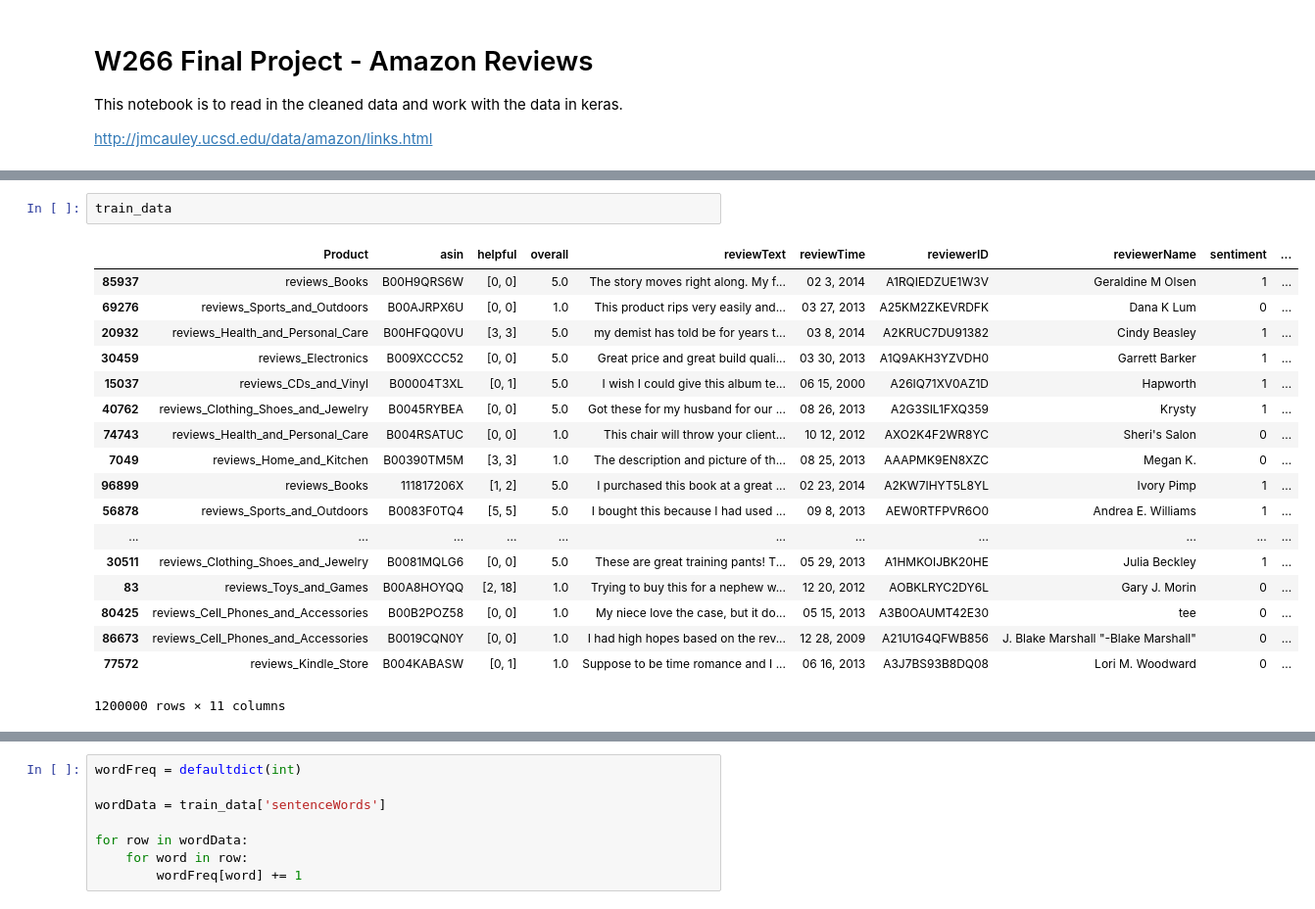
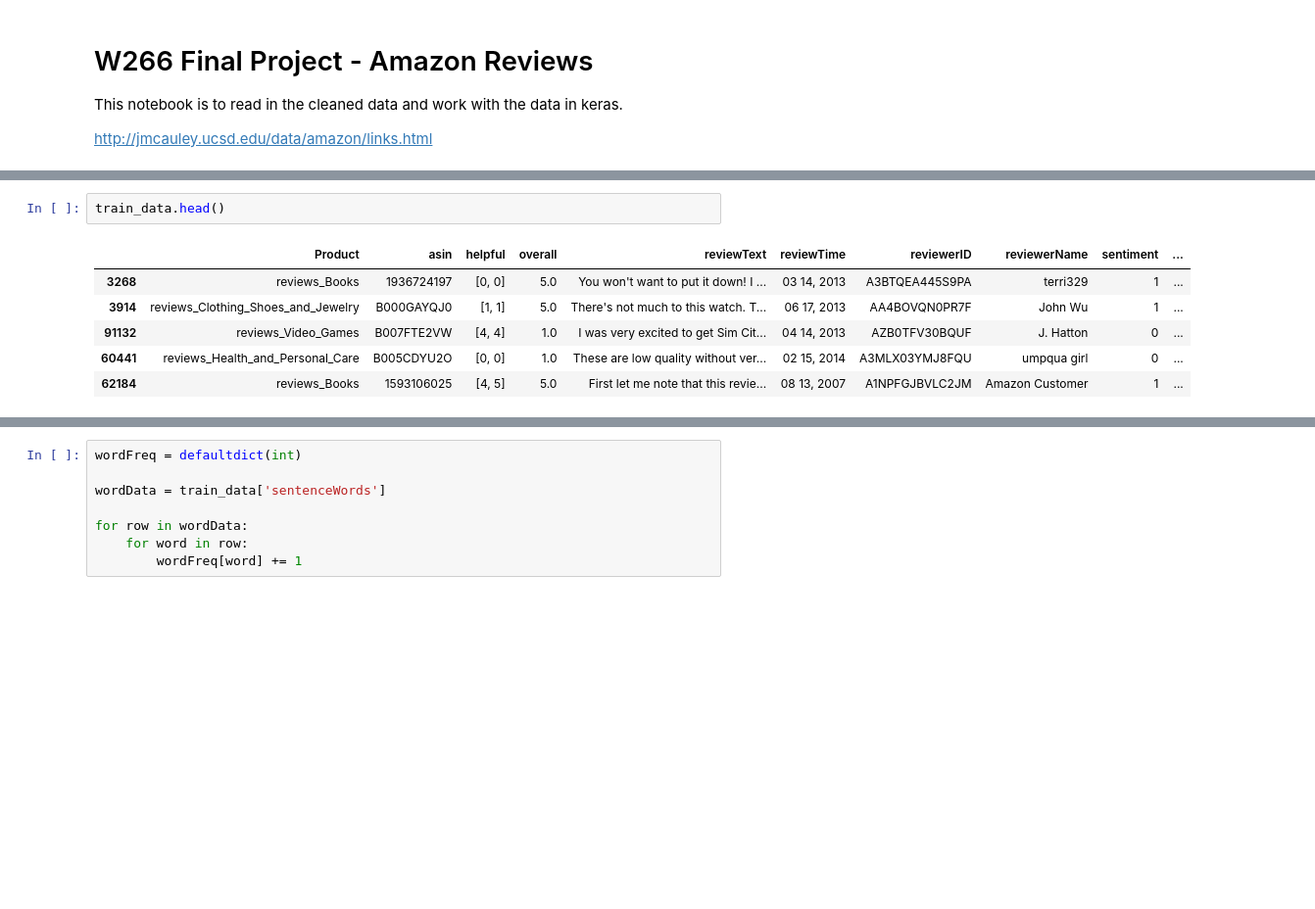
Before and after one commit to lance-miles/w266FinalProject-Amazon, a Jupyter notebook: Notebook/Amazon Reviews - Final Project Notebook.ipynb, the cells around one changed output, grey strips where cells are left out. Shown at 98% size. Saved outputs shown, nothing was run; the diff lists cells and outputs as text; blank space fills up the shorter version.

```diff
--- a/Notebook/Amazon Reviews - Final Project Notebook.ipynb
+++ b/Notebook/Amazon Reviews - Final Project Notebook.ipynb
@@ -64,22 +65,10 @@ To retain the current behavior and silence the warning, pass 'sort=True'.
 # %%
-train_data
+train_data.head()
 # %% [output]
 |  | Product | asin | helpful | overall | reviewText | reviewTime | reviewerID | reviewerName | sentiment | ... |
-| 85937 | reviews_Books | B00H9QRS6W | [0, 0] | 5.0 | The story moves right along. My f... | 02 3, 2014 | A1RQIEDZUE1W3V | Geraldine M Olsen | 1 | ... |
-| 69276 | reviews_Sports_and_Outdoors | B00AJRPX6U | [0, 0] | 1.0 | This product rips very easily and... | 03 27, 2013 | A25KM2ZKEVRDFK | Dana K Lum | 0 | ... |
-| 20932 | reviews_Health_and_Personal_Care | B00HFQQ0VU | [3, 3] | 5.0 | my demist has told be for years t... | 03 8, 2014 | A2KRUC7DU91382 | Cindy Beasley | 1 | ... |
-| 30459 | reviews_Electronics | B009XCCC52 | [0, 0] | 5.0 | Great price and great build quali... | 03 30, 2013 | A1Q9AKH3YZVDH0 | Garrett Barker | 1 | ... |
-| 15037 | reviews_CDs_and_Vinyl | B00004T3XL | [0, 1] | 5.0 | I wish I could give this album te... | 06 15, 2000 | A26IQ71XV0AZ1D | Hapworth | 1 | ... |
-| 40762 | reviews_Clothing_Shoes_and_Jewelry | B0045RYBEA | [0, 0] | 5.0 | Got these for my husband for our ... | 08 26, 2013 | A2G3SIL1FXQ359 | Krysty | 1 | ... |
-| 74743 | reviews_Health_and_Personal_Care | B004RSATUC | [0, 0] | 1.0 | This chair will throw your client... | 10 12, 2012 | AXO2K4F2WR8YC | Sheri's Salon | 0 | ... |
-| 7049 | reviews_Home_and_Kitchen | B00390TM5M | [3, 3] | 1.0 | The description and picture of th... | 08 25, 2013 | AAAPMK9EN8XZC | Megan K. | 0 | ... |
-| 96899 | reviews_Books | 111817206X | [1, 2] | 5.0 | I purchased this book at a great ... | 02 23, 2014 | A2KW7IHYT5L8YL | Ivory Pimp | 1 | ... |
-| 56878 | reviews_Sports_and_Outdoors | B0083F0TQ4 | [5, 5] | 5.0 | I bought this because I had used ... | 09 8, 2013 | AEW0RTFPVR6O0 | Andrea E. Williams | 1 | ... |
-| ... | ... | ... | ... | ... | ... | ... | ... | ... | ... | ... |
-| 30511 | reviews_Clothing_Shoes_and_Jewelry | B0081MQLG6 | [0, 0] | 5.0 | These are great training pants! T... | 05 29, 2013 | A1HMKOIJBK20HE | Julia Beckley | 1 | ... |
-| 83 | reviews_Toys_and_Games | B00A8HOYQQ | [2, 18] | 1.0 | Trying to buy this for a nephew w... | 12 20, 2012 | AOBKLRYC2DY6L | Gary J. Morin | 0 | ... |
-| 80425 | reviews_Cell_Phones_and_Accessories | B00B2POZ58 | [0, 0] | 1.0 | My niece love the case, but it do... | 05 15, 2013 | A3B0OAUMT42E30 | tee | 0 | ... |
-| 86673 | reviews_Cell_Phones_and_Accessories | B0019CQN0Y | [0, 0] | 1.0 | I had high hopes based on the rev... | 12 28, 2009 | A21U1G4QFWB856 | J. Blake Marshall "-Blake Marshall" | 0 | ... |
-| 77572 | reviews_Kindle_Store | B004KABASW | [0, 1] | 1.0 | Suppose to be time romance and I ... | 06 16, 2013 | A3J7BS93B8DQ08 | Lori M. Woodward | 0 | ... |
+| 3268 | reviews_Books | 1936724197 | [0, 0] | 5.0 | You won't want to put it down! I ... | 03 14, 2013 | A3BTQEA445S9PA | terri329 | 1 | ... |
+| 3914 | reviews_Clothing_Shoes_and_Jewelry | B000GAYQJ0 | [1, 1] | 5.0 | There's not much to this watch. T... | 06 17, 2013 | AA4BOVQN0PR7F | John Wu | 1 | ... |
+| 91132 | reviews_Video_Games | B007FTE2VW | [4, 4] | 1.0 | I was very excited to get Sim Cit... | 04 14, 2013 | AZB0TFV30BQUF | J. Hatton | 0 | ... |
+| 60441 | reviews_Health_and_Personal_Care | B005CDYU2O | [0, 0] | 1.0 | These are low quality without ver... | 02 15, 2014 | A3MLX03YMJ8FQU | umpqua girl | 0 | ... |
+| 62184 | reviews_Books | 1593106025 | [4, 5] | 5.0 | First let me note that this revie... | 08 13, 2007 | A1NPFGJBVLC2JM | Amazon Customer | 1 | ... |
-1200000 rows × 11 columns
 # %%
```
Also changed, not shown: parts of 12 cells of this notebook.
